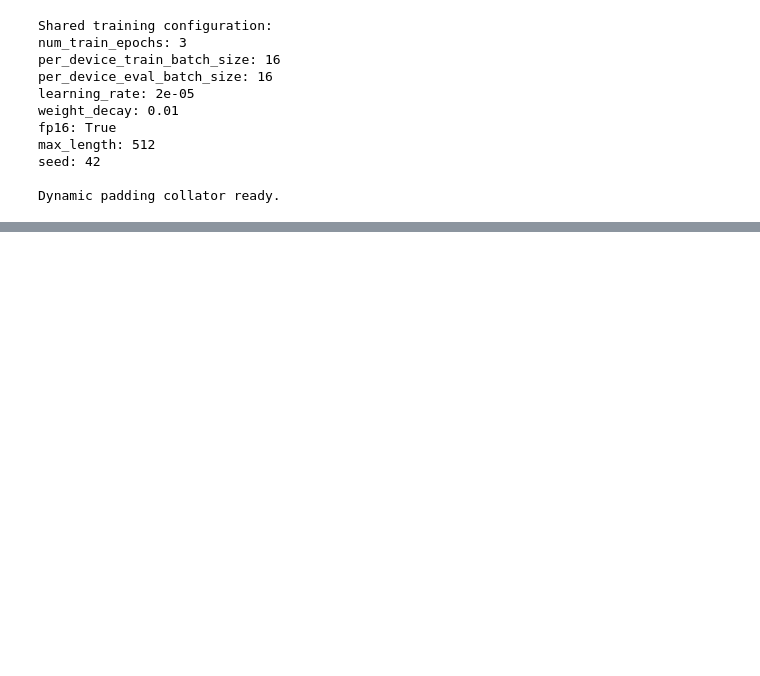
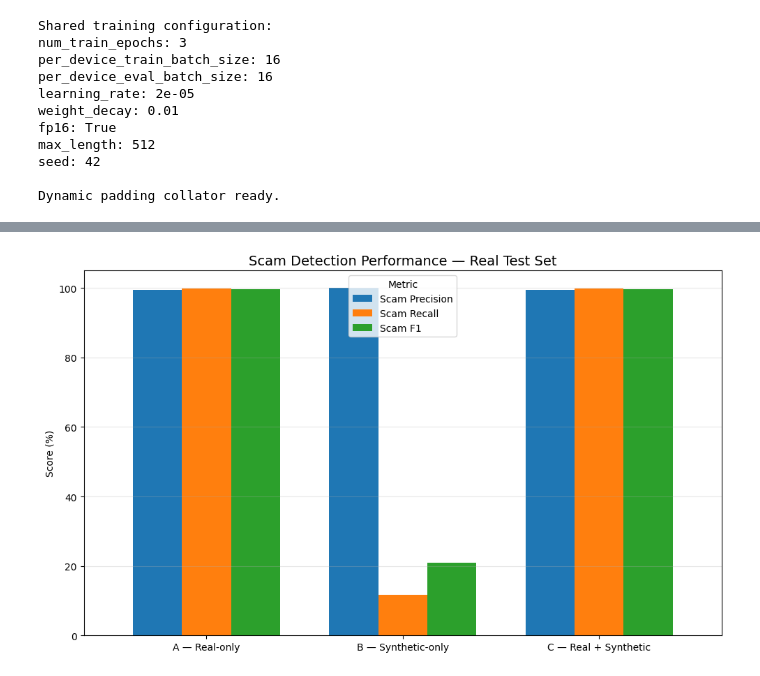
Before and after one commit to Supan-Roy/financial-scam-analysis, a Jupyter notebook: notebooks/08_synthetic_data_augmentation_evaluation.ipynb, the cells around one changed output, grey strips where cells are left out. Drawn from its saved outputs; the diff is of its cells as text; code cells hidden in the pictures; blank space fills up the shorter version.

```diff
--- a/notebooks/08_synthetic_data_augmentation_evaluation.ipynb
+++ b/notebooks/08_synthetic_data_augmentation_evaluation.ipynb
@@ -1637,0 +2034,23 @@ def train_augmentation_model(
+# %%
+# Compare scam-specific performance on the real test set
+
+scam_metrics = ["Scam Precision", "Scam Recall", "Scam F1"]
+
+ax = comparison_df.set_index("Experiment")[scam_metrics].plot(
+    kind="bar",
+    figsize=(10, 6),
+    ylim=(0, 105),
+    width=0.75
+)
+
+ax.set_title("Scam Detection Performance — Real Test Set", fontsize=14)
+ax.set_ylabel("Score (%)")
+ax.set_xlabel("")
+ax.legend(title="Metric")
+ax.tick_params(axis="x", rotation=0)
+ax.grid(axis="y", alpha=0.3)
+
+plt.tight_layout()
+plt.show()
+# %% [output]
+[figure, added]
```
Also changed, not shown: parts of 15 cells of this notebook.
